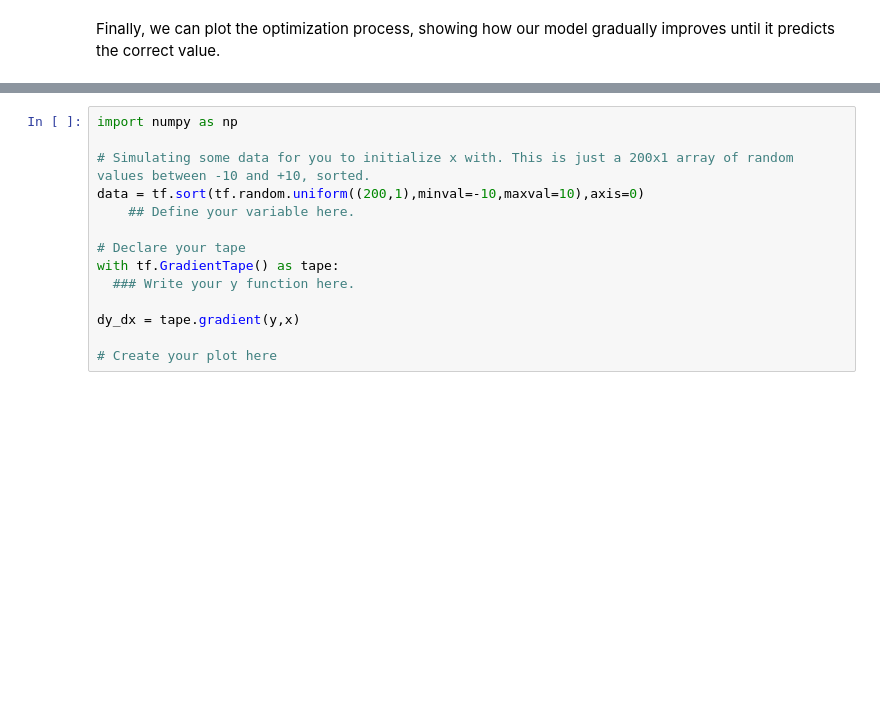
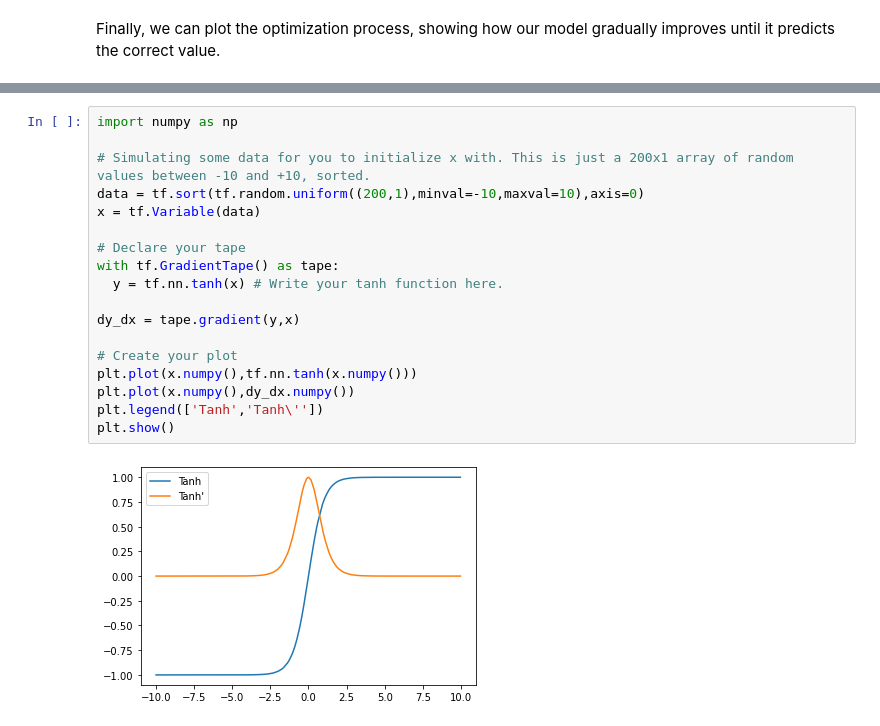
Before and after one commit to gburtch/BA865-2023, a Jupyter notebook: Lecture Materials/B/2.4 - AutoDiff.ipynb, the cells around one changed output, grey strips where cells are left out. Saved outputs shown, nothing was run; the diff lists cells and outputs as text; blank space fills up the shorter version.

```diff
--- a/Lecture Materials/B/2.4 - AutoDiff.ipynb
+++ b/Lecture Materials/B/2.4 - AutoDiff.ipynb
@@ -145,14 +164,20 @@ Notes:
 # %%
 import numpy as np
 
 # Simulating some data for you to initialize x with. This is just a 200x1 array of random values between -10 and +10, sorted.
 data = tf.sort(tf.random.uniform((200,1),minval=-10,maxval=10),axis=0)
-    ## Define your variable here.
+x = tf.Variable(data)
 
 # Declare your tape
 with tf.GradientTape() as tape:
-  ### Write your y function here.
+  y = tf.nn.tanh(x) # Write your tanh function here.
 
 dy_dx = tape.gradient(y,x)
 
-# Create your plot here
+# Create your plot
+plt.plot(x.numpy(),tf.nn.tanh(x.numpy()))
+plt.plot(x.numpy(),dy_dx.numpy())
+plt.legend(['Tanh','Tanh\''])
+plt.show()
+# %% [output]
+[figure, added]
```
Also changed, not shown: parts of 12 cells of this notebook.
